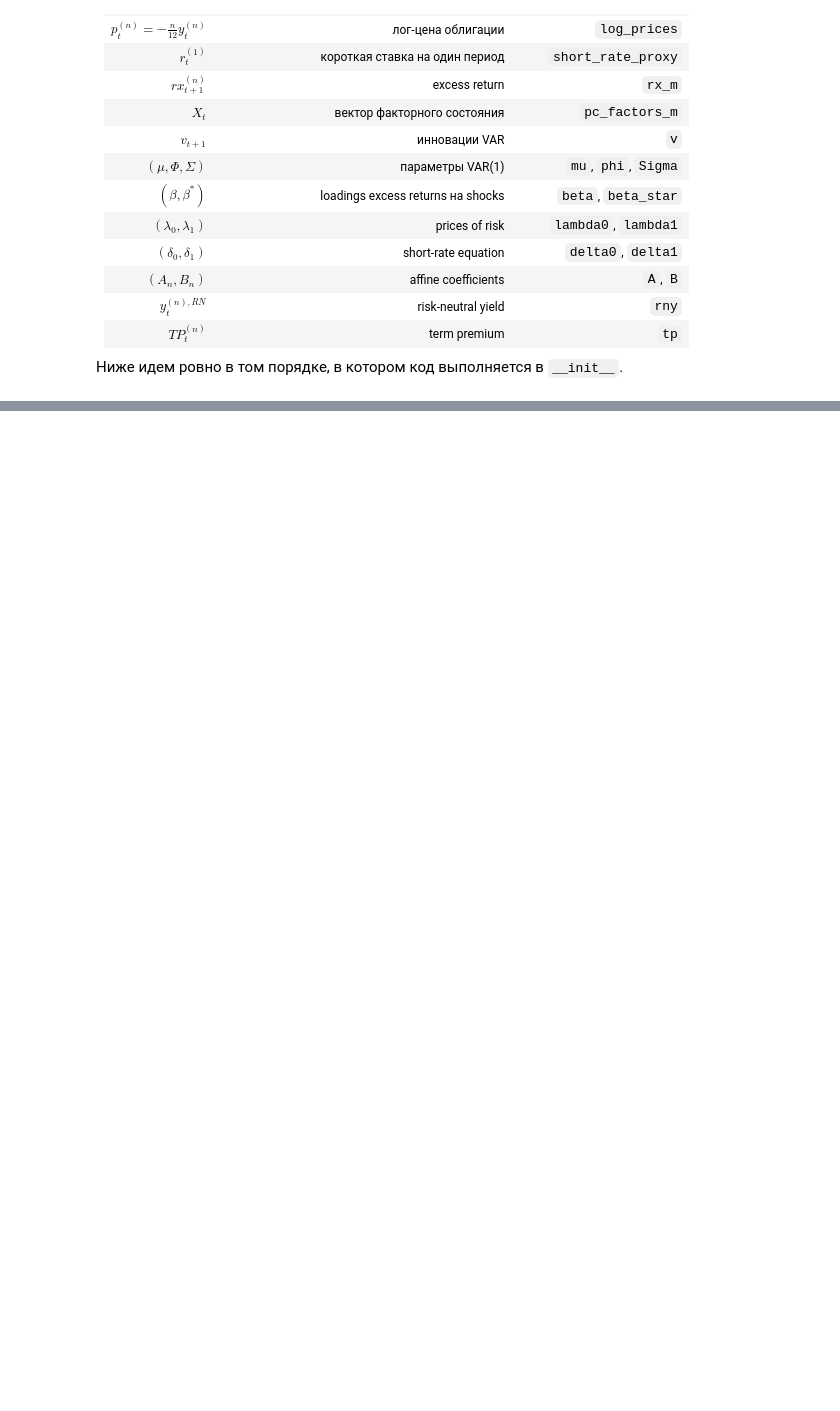
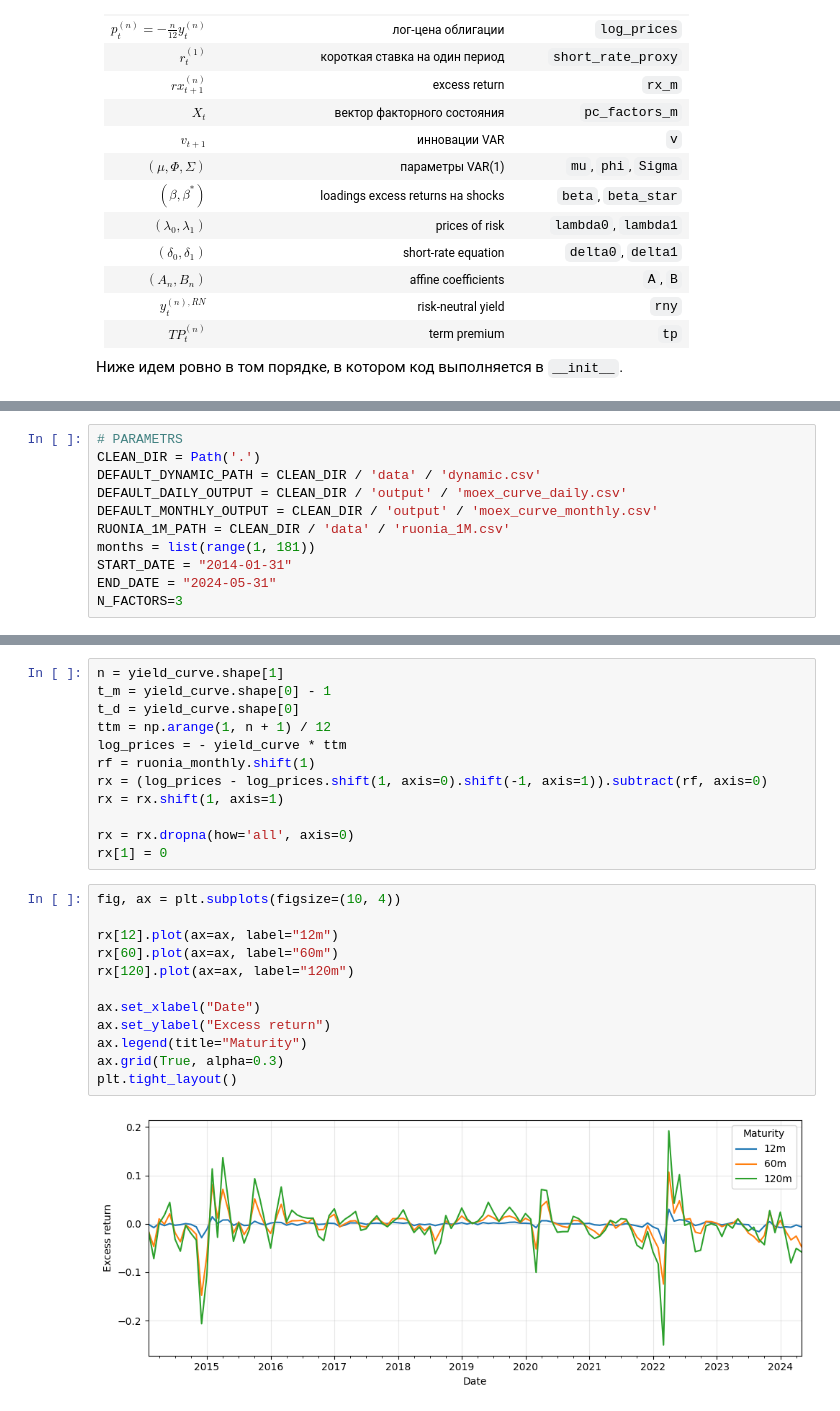
Before and after one commit to Codebuller/term_premium, a Jupyter notebook: math.ipynb, the cells around one changed output, grey strips where cells are left out. Drawn from its saved outputs; the diff is of its cells as text; blank space fills up the shorter version.

```diff
--- a/math.ipynb
+++ b/math.ipynb
@@ -716,0 +57,11 @@ show_acm_lines(491, 516, title="`_expected_return`")
+# %%
+# PARAMETRS
+CLEAN_DIR = Path('.')
+DEFAULT_DYNAMIC_PATH = CLEAN_DIR / 'data' / 'dynamic.csv'
+DEFAULT_DAILY_OUTPUT = CLEAN_DIR / 'output' / 'moex_curve_daily.csv'
+DEFAULT_MONTHLY_OUTPUT = CLEAN_DIR / 'output' / 'moex_curve_monthly.csv'
+RUONIA_1M_PATH = CLEAN_DIR / 'data' / 'ruonia_1M.csv'
+months = list(range(1, 181))
+START_DATE = "2014-01-31"
+END_DATE = "2024-05-31"
+N_FACTORS=3
@@ -716,0 +186,26 @@ show_acm_lines(491, 516, title="`_expected_return`")
+# %%
+n = yield_curve.shape[1]
+t_m = yield_curve.shape[0] - 1
+t_d = yield_curve.shape[0]
+ttm = np.arange(1, n + 1) / 12
+log_prices = - yield_curve * ttm
+rf = ruonia_monthly.shift(1)
+rx = (log_prices - log_prices.shift(1, axis=0).shift(-1, axis=1)).subtract(rf, axis=0)
+rx = rx.shift(1, axis=1)
+
+rx = rx.dropna(how='all', axis=0)
+rx[1] = 0
+# %%
+fig, ax = plt.subplots(figsize=(10, 4))
+
+rx[12].plot(ax=ax, label="12m")
+rx[60].plot(ax=ax, label="60m")
+rx[120].plot(ax=ax, label="120m")
+
+ax.set_xlabel("Date")
+ax.set_ylabel("Excess return")
+ax.legend(title="Maturity")
+ax.grid(True, alpha=0.3)
+plt.tight_layout()
+# %% [output]
+[figure, added]
```
Also changed, not shown: parts of 47 cells of this notebook, 3 other files.
